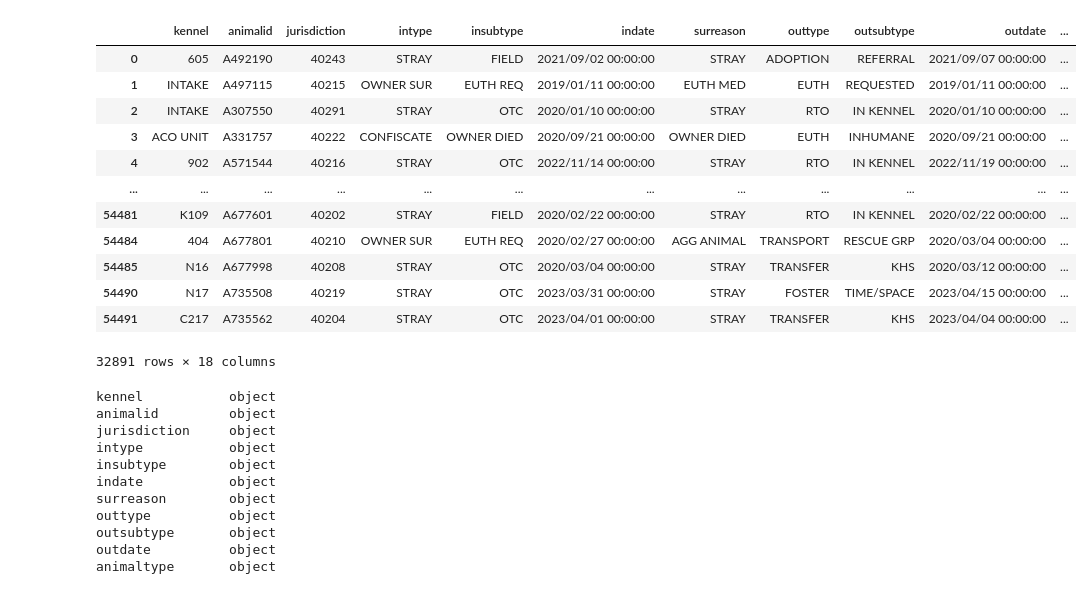
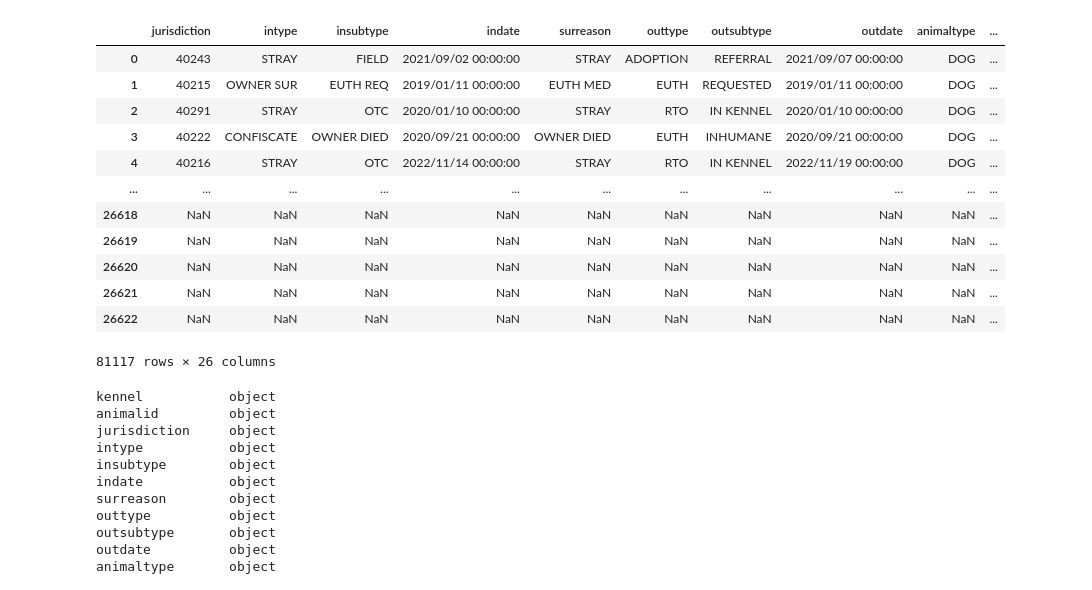
Before and after one commit to jmpurvis0/Capstone-Project, a Jupyter notebook: Animal Data.ipynb, the cells around one changed output. Saved outputs shown, nothing was run; the diff lists cells and outputs as text; code cells hidden in the pictures.

```diff
--- a/Animal Data.ipynb
+++ b/Animal Data.ipynb
@@ -1,30 +1,39 @@
 # %%
 import pandas as pd
 import matplotlib.pyplot as plt
 from matplotlib.ticker import MaxNLocator
 
 #TODO: change to relative file path
-file_path = r"C:\Users\jmpur\Downloads\Louisville_Metro_KY_-_Animal_Service_Intake_and_Outcome.csv"
+lou_file_path = r"C:\Users\jmpur\Downloads\Louisville_Metro_KY_-_Animal_Service_Intake_and_Outcome.csv"
+sonoma_file_path = r"C:\Users\jmpur\Downloads\Animal_Shelter_Intake_and_Outcome.csv"
 
-old_df = pd.read_csv(file_path)
+lou_df = pd.read_csv(lou_file_path)
+sonoma_df = pd.read_csv(sonoma_file_path)
 
-df = old_df.dropna()
+lou_df = lou_df.drop(columns=['kennel', 'animalid', 'bites', 'ObjectId'])
+sonoma_df = sonoma_df.drop(columns=['Name', 'Date Of Birth', 'Impound Number', 'Kennel Number',
+                        'Animal ID', 'Days in Shelter', 'Intake Condition', 'Outcome Condition',
+                        'Intake Jurisdiction', 'Outcome Jurisdiction', 'Location', 'Count'] )
+
+df = pd.concat([lou_df, sonoma_df])
+
+# df = lou_df.dropna()
 
 df
 # %% [output]
-|  | kennel | animalid | jurisdiction | intype | insubtype | indate | surreason | outtype | outsubtype | outdate | ... |
-| 0 | 605 | A492190 | 40243 | STRAY | FIELD | 2021/09/02 00:00:00 | STRAY | ADOPTION | REFERRAL | 2021/09/07 00:00:00 | ... |
-| 1 | INTAKE | A497115 | 40215 | OWNER SUR | EUTH REQ | 2019/01/11 00:00:00 | EUTH MED | EUTH | REQUESTED | 2019/01/11 00:00:00 | ... |
-| 2 | INTAKE | A307550 | 40291 | STRAY | OTC | 2020/01/10 00:00:00 | STRAY | RTO | IN KENNEL | 2020/01/10 00:00:00 | ... |
-| 3 | ACO UNIT | A331757 | 40222 | CONFISCATE | OWNER DIED | 2020/09/21 00:00:00 | OWNER DIED | EUTH | INHUMANE | 2020/09/21 00:00:00 | ... |
-| 4 | 902 | A571544 | 40216 | STRAY | OTC | 2022/11/14 00:00:00 | STRAY | RTO | IN KENNEL | 2022/11/19 00:00:00 | ... |
-| ... | ... | ... | ... | ... | ... | ... | ... | ... | ... | ... | ... |
-| 54481 | K109 | A677601 | 40202 | STRAY | FIELD | 2020/02/22 00:00:00 | STRAY | RTO | IN KENNEL | 2020/02/22 00:00:00 | ... |
-| 54484 | 404 | A677801 | 40210 | OWNER SUR | EUTH REQ | 2020/02/27 00:00:00 | AGG ANIMAL | TRANSPORT | RESCUE GRP | 2020/03/04 00:00:00 | ... |
-| 54485 | N16 | A677998 | 40208 | STRAY | OTC | 2020/03/04 00:00:00 | STRAY | TRANSFER | KHS | 2020/03/12 00:00:00 | ... |
-| 54490 | N17 | A735508 | 40219 | STRAY | OTC | 2023/03/31 00:00:00 | STRAY | FOSTER | TIME/SPACE | 2023/04/15 00:00:00 | ... |
-| 54491 | C217 | A735562 | 40204 | STRAY | OTC | 2023/04/01 00:00:00 | STRAY | TRANSFER | KHS | 2023/04/04 00:00:00 | ... |
+|  | jurisdiction | intype | insubtype | indate | surreason | outtype | outsubtype | outdate | animaltype | ... |
+| 0 | 40243 | STRAY | FIELD | 2021/09/02 00:00:00 | STRAY | ADOPTION | REFERRAL | 2021/09/07 00:00:00 | DOG | ... |
+| 1 | 40215 | OWNER SUR | EUTH REQ | 2019/01/11 00:00:00 | EUTH MED | EUTH | REQUESTED | 2019/01/11 00:00:00 | DOG | ... |
+| 2 | 40291 | STRAY | OTC | 2020/01/10 00:00:00 | STRAY | RTO | IN KENNEL | 2020/01/10 00:00:00 | DOG | ... |
+| 3 | 40222 | CONFISCATE | OWNER DIED | 2020/09/21 00:00:00 | OWNER DIED | EUTH | INHUMANE | 2020/09/21 00:00:00 | DOG | ... |
+| 4 | 40216 | STRAY | OTC | 2022/11/14 00:00:00 | STRAY | RTO | IN KENNEL | 2022/11/19 00:00:00 | DOG | ... |
+| ... | ... | ... | ... | ... | ... | ... | ... | ... | ... | ... |
+| 26618 | NaN | NaN | NaN | NaN | NaN | NaN | NaN | NaN | NaN | ... |
+| 26619 | NaN | NaN | NaN | NaN | NaN | NaN | NaN | NaN | NaN | ... |
+| 26620 | NaN | NaN | NaN | NaN | NaN | NaN | NaN | NaN | NaN | ... |
+| 26621 | NaN | NaN | NaN | NaN | NaN | NaN | NaN | NaN | NaN | ... |
+| 26622 | NaN | NaN | NaN | NaN | NaN | NaN | NaN | NaN | NaN | ... |
-32891 rows × 18 columns
+81117 rows × 26 columns
 # %%
 df.dtypes
 # the indate & outdate columns are currently objects
```
